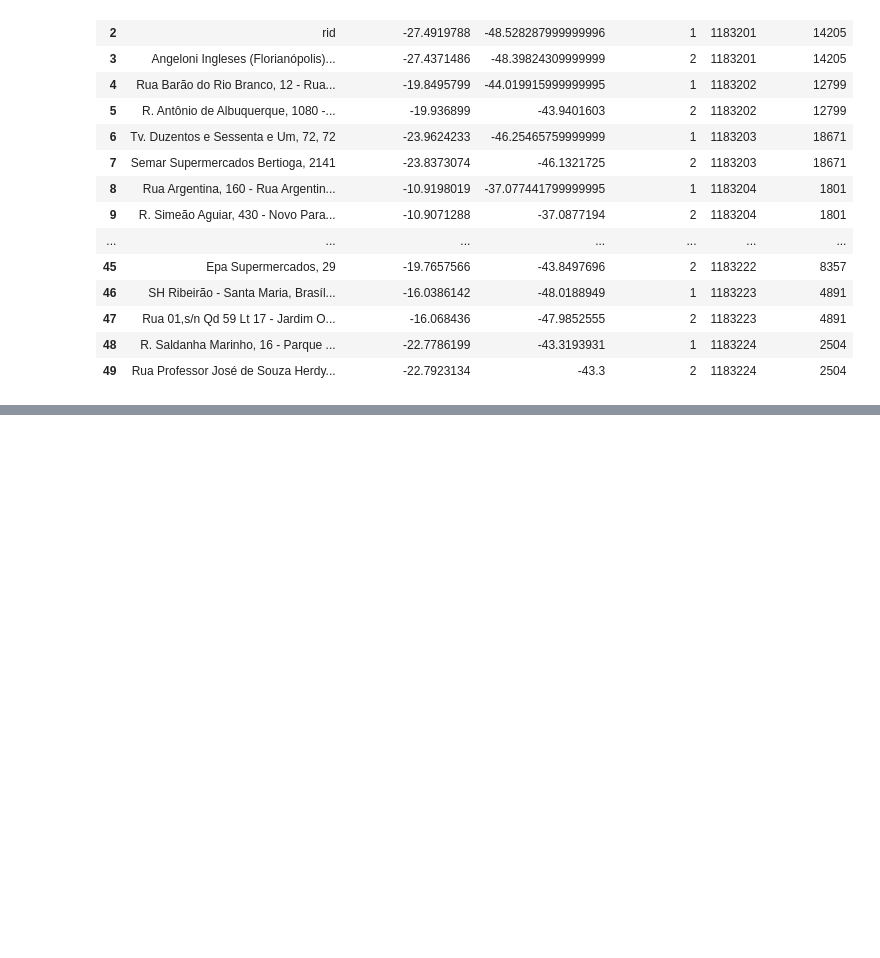
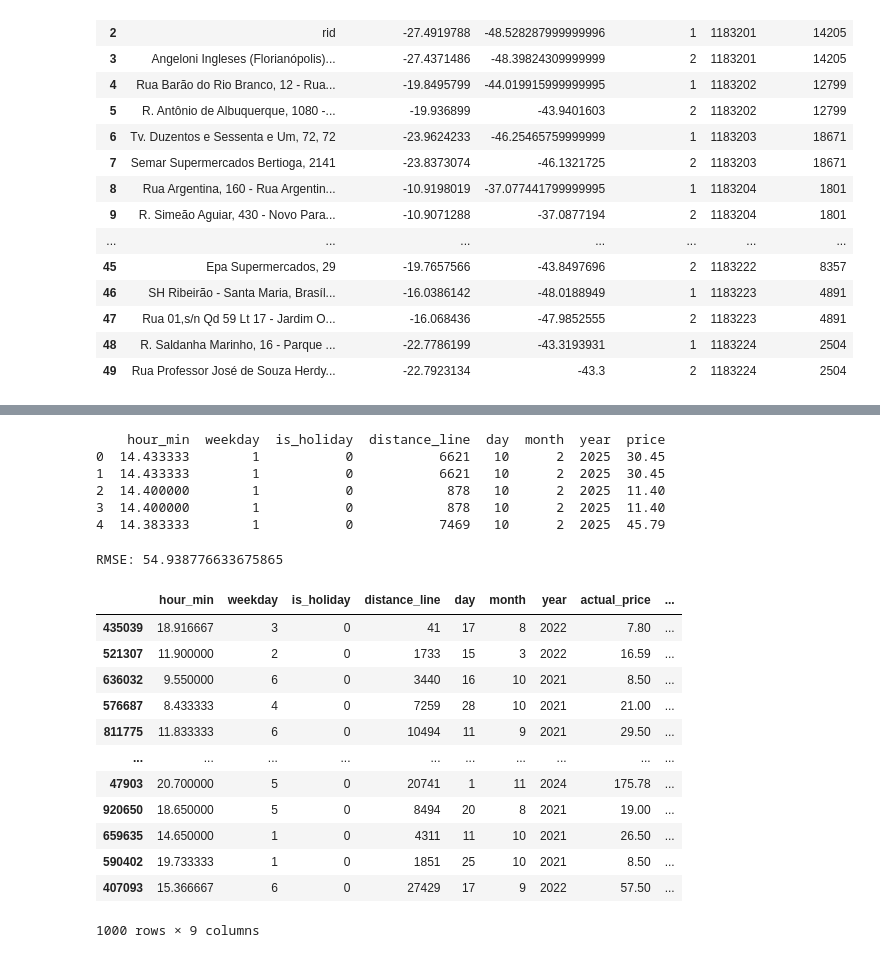
Before and after one commit to 2025-1-NCC5/Projeto4, a Jupyter notebook: src/BackEnd/src/python/dados.ipynb, the cells around one changed output, grey strips where cells are left out. Cells and saved outputs as stored; diff of their text form; code cells hidden in the pictures; blank space fills up the shorter version.

Commit message:
MVP do modelo de IA
mvp com os dados não tão polidos, o modelo escolhido foi o de regressão linear.

```diff
--- a/src/BackEnd/src/python/dados.ipynb
+++ b/src/BackEnd/src/python/dados.ipynb
@@ -198,0 +208,4 @@ plt.show()
+# %%
+# Merge ride_df with address_df on 'ride_id'
+df = pd.merge(ride_df, address_df[['ride_id', 'distance_line']], on='ride_id', how='inner')
+df.head()
@@ -198,0 +219,70 @@ plt.show()
+# %%
+# Convert columns as needed
+# Convert is_holiday (if boolean) to int (0/1)
+df['is_holiday'] = df['is_holiday'].astype(int)
+
+# Convert time to a numeric feature (hour + minute fraction)
+df['time_dt'] = pd.to_datetime(df['time'], format='%H:%M:%S')
+df['hour_min'] = df['time_dt'].dt.hour + df['time_dt'].dt.minute/60
+
+# Convert date string to datetime and extract day, month, and year
+df['date'] = pd.to_datetime(df['date'])
+df['day'] = df['date'].dt.day
+df['month'] = df['date'].dt.month
+df['year'] = df['date'].dt.year
+
+# Define feature columns and target
+features = ['hour_min', 'weekday', 'is_holiday', 'distance_line', 'day', 'month', 'year']
+target = 'price'
+
+print(df[features + [target]].head())
+# %% [output]
+    hour_min  weekday  is_holiday  distance_line  day  month  year  price
+0  14.433333        1           0           6621   10      2  2025  30.45
+1  14.433333        1           0           6621   10      2  2025  30.45
+2  14.400000        1           0            878   10      2  2025  11.40
+3  14.400000        1           0            878   10      2  2025  11.40
+4  14.383333        1           0           7469   10      2  2025  45.79
+# %%
+from sklearn.model_selection import train_test_split
+from sklearn.linear_model import LinearRegression
+from sklearn.metrics import mean_squared_error
+import numpy as np
+
+# Split the data into training and testing sets
+X = df[features]
+y = df[target]
+
+X_train, X_test, y_train, y_test = train_test_split(X, y, test_size=0.2, random_state=42)
+
+# Train a Linear Regression model
+model = LinearRegression()
+model.fit(X_train, y_train)
+
+# Make predictions on the test set
+preds = model.predict(X_test)
+
+# Compute RMSE to evaluate the model
+rmse = np.sqrt(mean_squared_error(y_test, preds))
+print("RMSE:", rmse)
+# %% [output]
+RMSE: 54.938776633675865
+# %%
+results = X_test.copy()
+results['actual_price'] = y_test
+results['predicted_price'] = preds
+results.head(1000)
+# %% [output]
+|  | hour_min | weekday | is_holiday | distance_line | day | month | year | actual_price | ... |
+| 435039 | 18.916667 | 3 | 0 | 41 | 17 | 8 | 2022 | 7.80 | ... |
+| 521307 | 11.900000 | 2 | 0 | 1733 | 15 | 3 | 2022 | 16.59 | ... |
+| 636032 | 9.550000 | 6 | 0 | 3440 | 16 | 10 | 2021 | 8.50 | ... |
+| 576687 | 8.433333 | 4 | 0 | 7259 | 28 | 10 | 2021 | 21.00 | ... |
+| 811775 | 11.833333 | 6 | 0 | 10494 | 11 | 9 | 2021 | 29.50 | ... |
+| ... | ... | ... | ... | ... | ... | ... | ... | ... | ... |
+| 47903 | 20.700000 | 5 | 0 | 20741 | 1 | 11 | 2024 | 175.78 | ... |
+| 920650 | 18.650000 | 5 | 0 | 8494 | 20 | 8 | 2021 | 19.00 | ... |
+| 659635 | 14.650000 | 1 | 0 | 4311 | 11 | 10 | 2021 | 26.50 | ... |
+| 590402 | 19.733333 | 1 | 0 | 1851 | 25 | 10 | 2021 | 8.50 | ... |
+| 407093 | 15.366667 | 6 | 0 | 27429 | 17 | 9 | 2022 | 57.50 | ... |
+1000 rows × 9 columns
```
Also changed, not shown: parts of 5 cells of this notebook.
